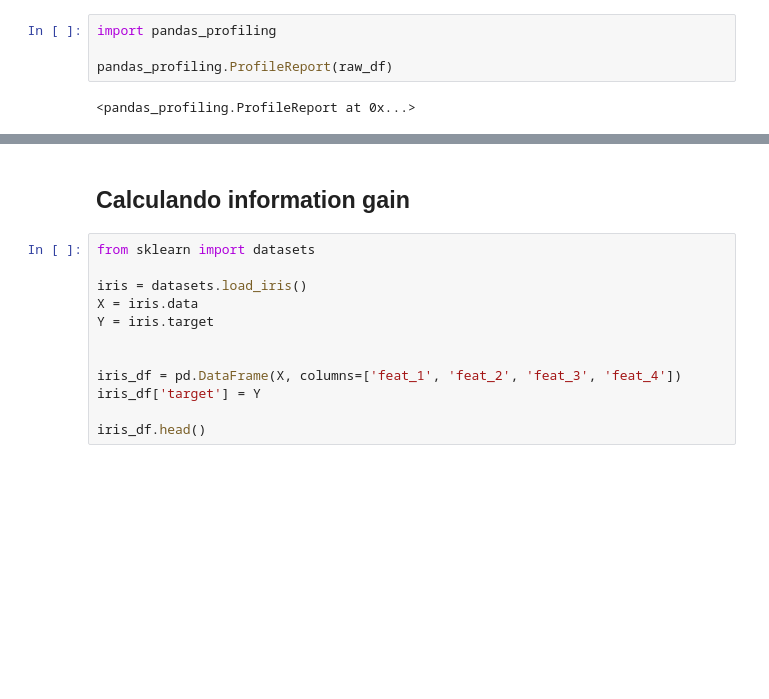
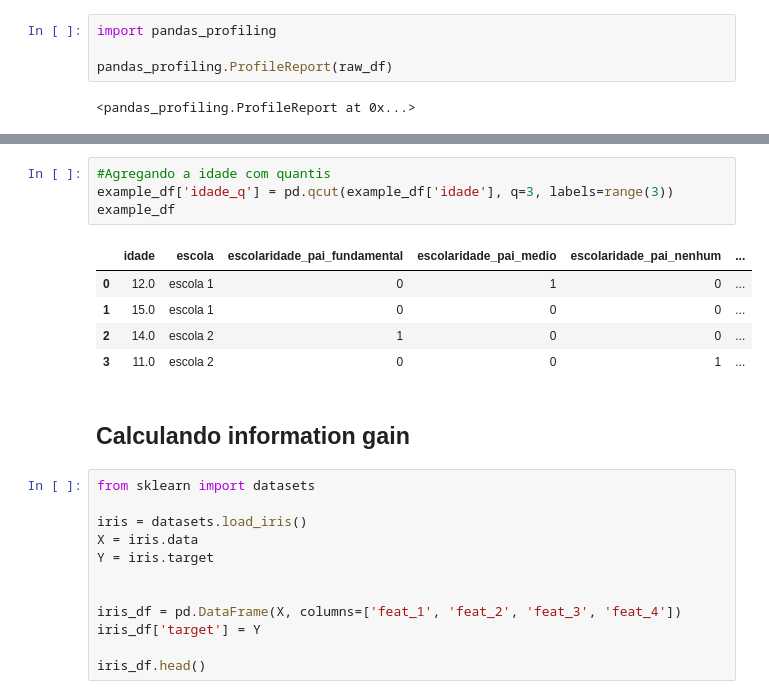
Before and after one commit to fnbalves/curso_machine_learning, a Jupyter notebook: Aprendendo python - parte 1.ipynb, the cells around one changed output, grey strips where cells are left out. Saved outputs shown, nothing was run; the diff lists cells and outputs as text; blank space fills up the shorter version.

```diff
--- a/Aprendendo python - parte 1.ipynb
+++ b/Aprendendo python - parte 1.ipynb
@@ -615,3 +682,13 @@ pandas_profiling.ProfileReport(raw_df)
+# %%
+#Agregando a idade com quantis
+example_df['idade_q'] = pd.qcut(example_df['idade'], q=3, labels=range(3))
+example_df
+# %% [output]
+|  | idade | escola | escolaridade_pai_fundamental | escolaridade_pai_medio | escolaridade_pai_nenhum | ... |
+| 0 | 12.0 | escola 1 | 0 | 1 | 0 | ... |
+| 1 | 15.0 | escola 1 | 0 | 0 | 0 | ... |
+| 2 | 14.0 | escola 2 | 1 | 0 | 0 | ... |
+| 3 | 11.0 | escola 2 | 0 | 0 | 1 | ... |
 # %% [markdown]
 <h2>Calculando information gain</h2>
 # %%
```
Also changed, not shown: parts of 8 cells of this notebook.
